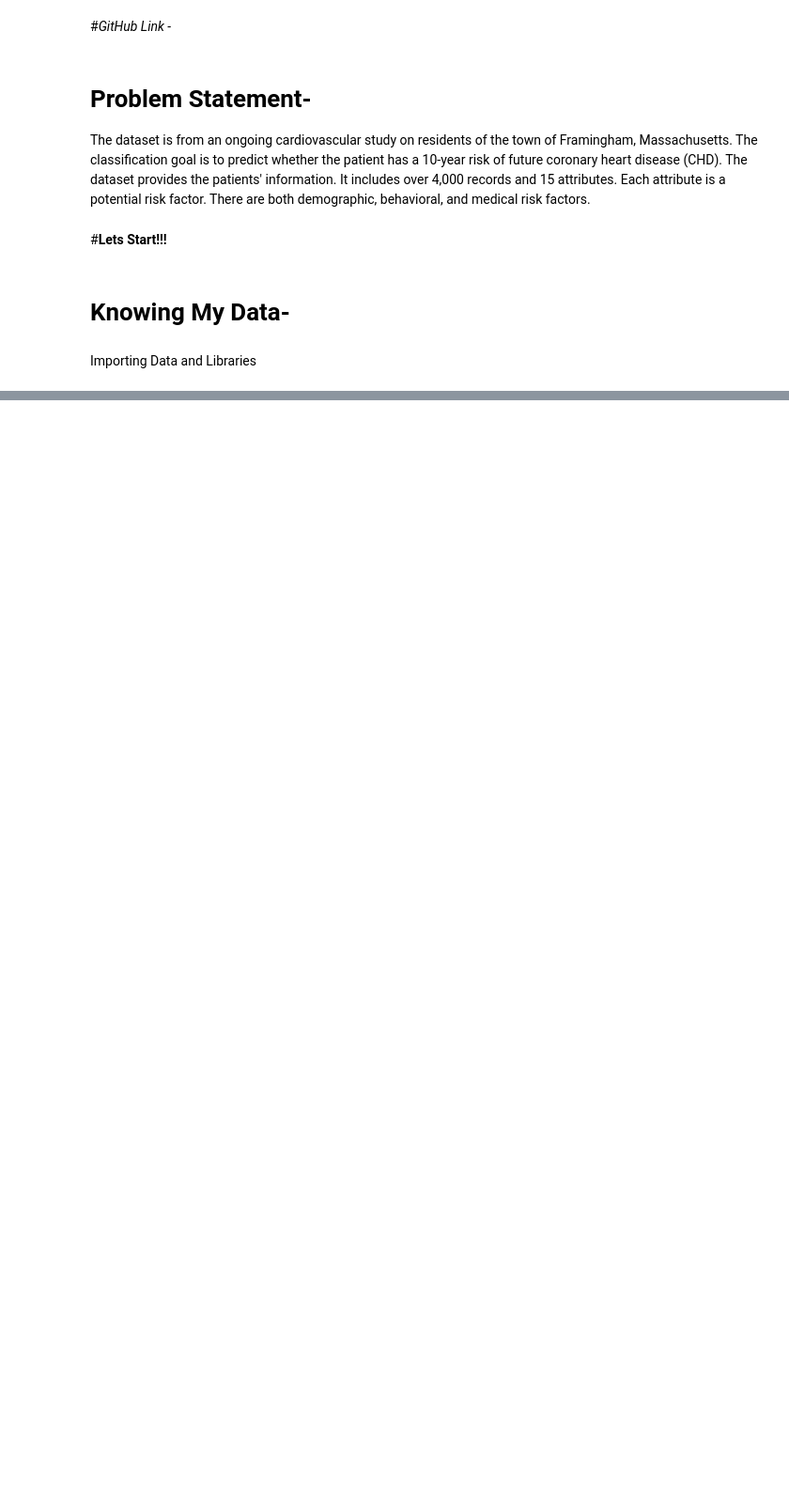
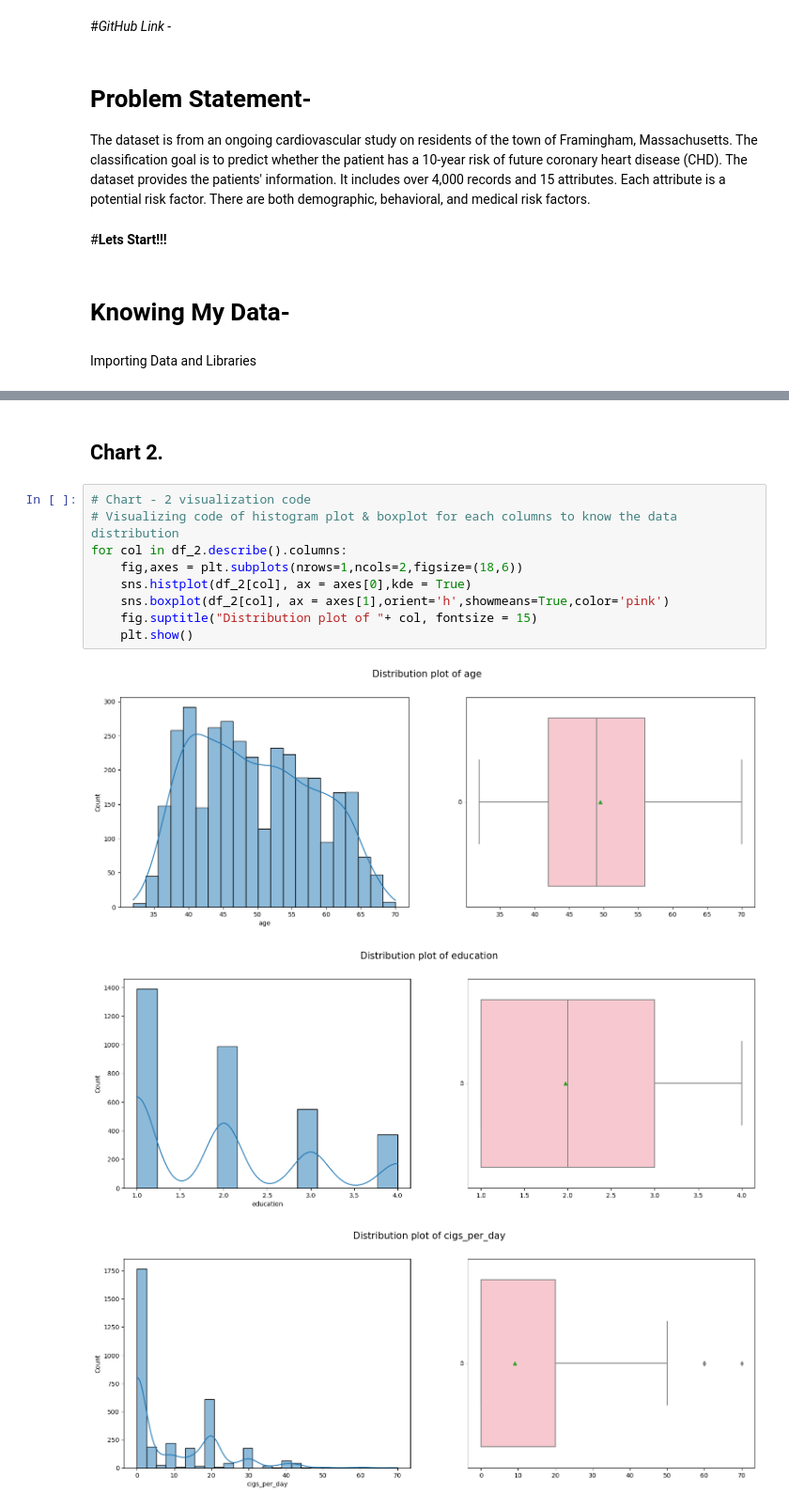
Before and after one commit to Gautamadarshi/Cardiovascular-Risk-Prediction, a Jupyter notebook: Classfication_Cardiovascular.ipynb, the cells around one changed output, grey strips where cells are left out. Shown: that part at 94% size. Saved outputs shown, nothing was run; the diff lists cells and outputs as text; blank space fills up the shorter version.

```diff
--- a/Classfication_Cardiovascular.ipynb
+++ b/Classfication_Cardiovascular.ipynb
@@ -38,0 +368,15 @@ Importing Data and Libraries
+# %% [markdown]
+## Chart 2.
+# %%
+# Chart - 2 visualization code
+# Visualizing code of histogram plot & boxplot for each columns to know the data distribution
+for col in df_2.describe().columns:
+    fig,axes = plt.subplots(nrows=1,ncols=2,figsize=(18,6))
+    sns.histplot(df_2[col], ax = axes[0],kde = True)
+    sns.boxplot(df_2[col], ax = axes[1],orient='h',showmeans=True,color='pink')
+    fig.suptitle("Distribution plot of "+ col, fontsize = 15)
+    plt.show()
+# %% [output]
+[figure, added]
+[figure, added]
+[figure, added]
```
Also changed, not shown: parts of 37 cells of this notebook.
